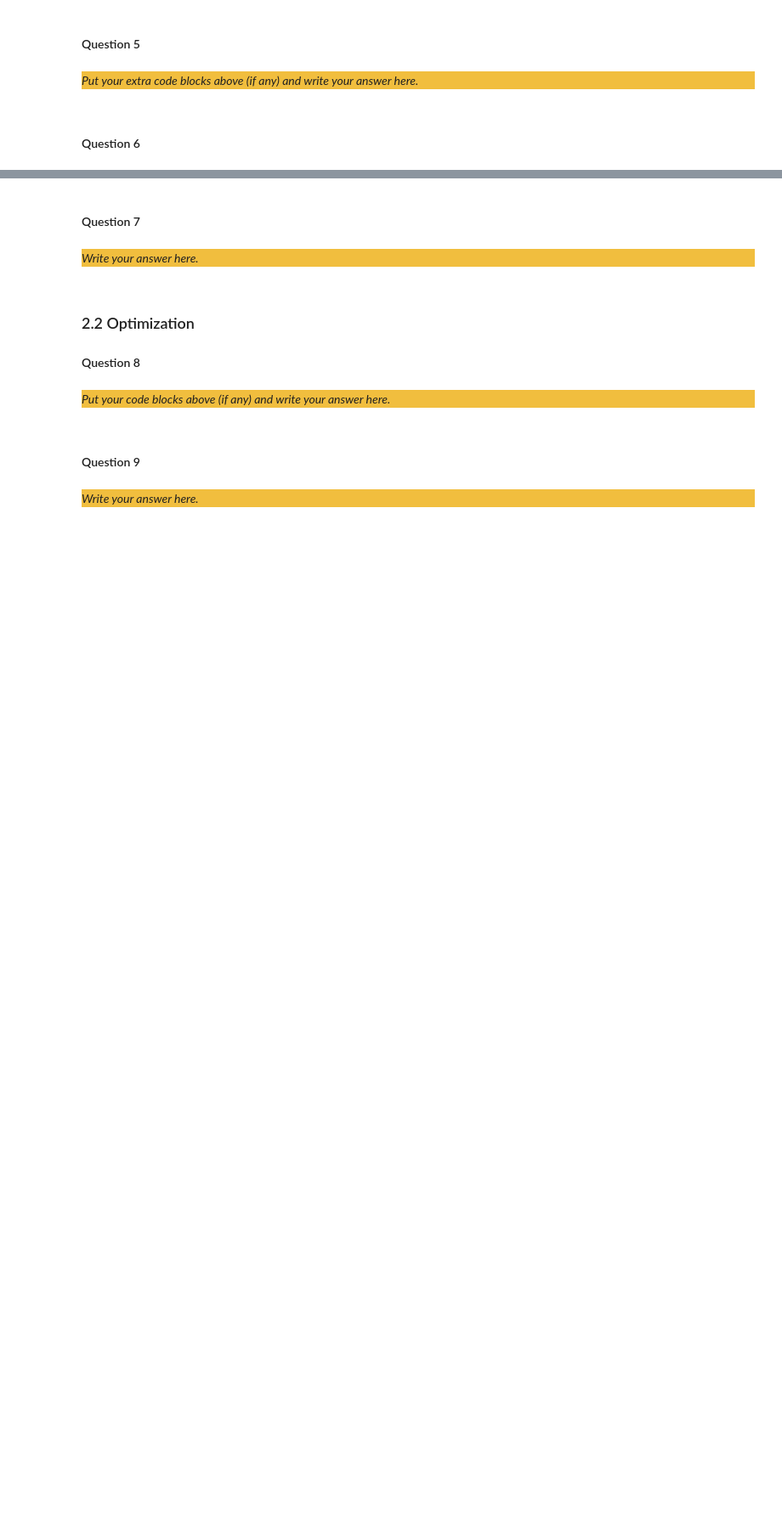
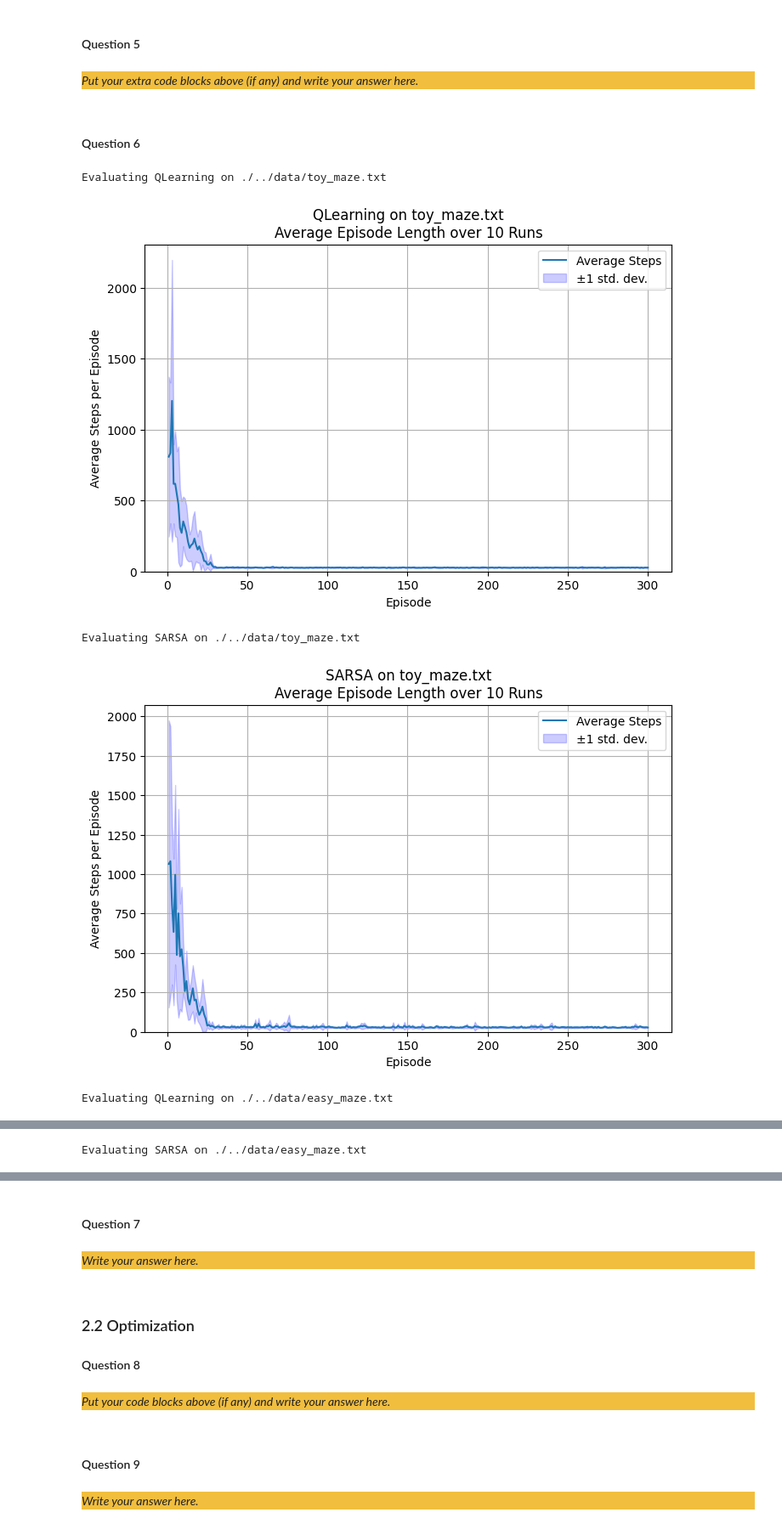
Before and after one commit to luca23bledea/CI_assignment3, a Jupyter notebook: src/Main.ipynb, the cells around one changed output, grey strips where cells are left out. Shown at 85% size. Saved outputs shown, nothing was run; the diff lists cells and outputs as text; code cells hidden in the pictures; blank space fills up the shorter version.

Commit message:
question 6 fixed

```diff
--- a/src/Main.ipynb
+++ b/src/Main.ipynb
@@ -527,25 +528,67 @@ def agent_cycle_sarsa(n_episodes=300, strategy=1, eps=0.1, temperature=1.0, lear
 # %%
 mazes_to_test = ["./../data/toy_maze.txt", "./../data/easy_maze.txt"]
 algorithms = ["QLearning", "SARSA"]
 params = {"alpha": 0.7, "gamma": 0.9}
-
 
 for maze_path in mazes_to_test:
     for algo in algorithms:
         all_lengths = []
         print(f"\nEvaluating {algo} on {maze_path}")
 
         for run in range(10):
             # Create a fresh environment for each run
             global maze, agent, q_table, exploration_strategy
             maze, agent, q_table, exploration_strategy = make_environment(maze_path)
 
+            # As the easy maze is much bigger, we allow more steps before stopping early
+            if "easy_maze" in maze_path:
+                max_steps = 150000
+            else:
+                max_steps = 30000
+
             if algo == "QLearning":
                 learner = QLearning(q_table, params)
-                # Strategy 1 is e-greedy, eps=0.1 (as per Question 5 instructions)
-                episode_lengths, _ = agent_cycle_qlearn(strategy=1, eps=0.1, learner=learner)
+                # Strategy 1 is e-greedy, eps=0.1
+                episode_lengths, _ = agent_cycle_qlearn(strategy=1, eps=0.1, learner=learner, steps_criterion=max_steps)
             else:
                 learner = SARSA(q_table, params)
-                episode_lengths, _ = agent_cycle_sarsa(strategy=1, eps=0.1, learner=learner)
+                episode_lengths, _ = agent_cycle_sarsa(strategy=1, eps=0.1, learner=learner, steps_criterion=max_steps)
 
             all_lengths.append(episode_lengths)
+
+        # Plotting the learning curve after all 10 runs are complete
+        min_episodes = min(len(length) for length in all_lengths)
+
+        avg_lengths = []
+        std_lengths = []
+        for ep in range(min_episodes):
+            episode_steps = [length[ep] for length in all_lengths]
+            avg_lengths.append(np.mean(episode_steps))
+            std_lengths.append(np.std(episode_steps))
+
+        avg_lengths = np.array(avg_lengths)
+        std_lengths = np.array(std_lengths)
+
+        plt.figure(figsize=(8, 5))
+        plt.plot(range(1, min_episodes + 1), avg_lengths, label='Average Steps')
+        plt.fill_between(
+            range(1, min_episodes + 1),
+            np.maximum(0, avg_lengths - std_lengths), # Changed to prevent negative lower bounds
+            avg_lengths + std_lengths,
+            color='blue',
+            alpha=0.2,
+            label='±1 std. dev.'
+        )
+        plt.ylim(bottom=0) # Changed to force the y-axis to start at 0
+        plt.xlabel('Episode')
+        plt.ylabel('Average Steps per Episode')
+        plt.title(f'{algo} on {maze_path.split("/")[-1]}\nAverage Episode Length over 10 Runs')
+        plt.grid(True)
+        plt.legend()
+        plt.show()
+# %% [output]
+Evaluating QLearning on ./../data/toy_maze.txt
+[figure, added]
+Evaluating SARSA on ./../data/toy_maze.txt
+[figure, added]
+Evaluating QLearning on ./../data/easy_maze.txt
@@ -551,0 +596 @@ for maze_path in mazes_to_test:
+Evaluating SARSA on ./../data/easy_maze.txt
```
Also changed, not shown: parts of 7 cells of this notebook.
